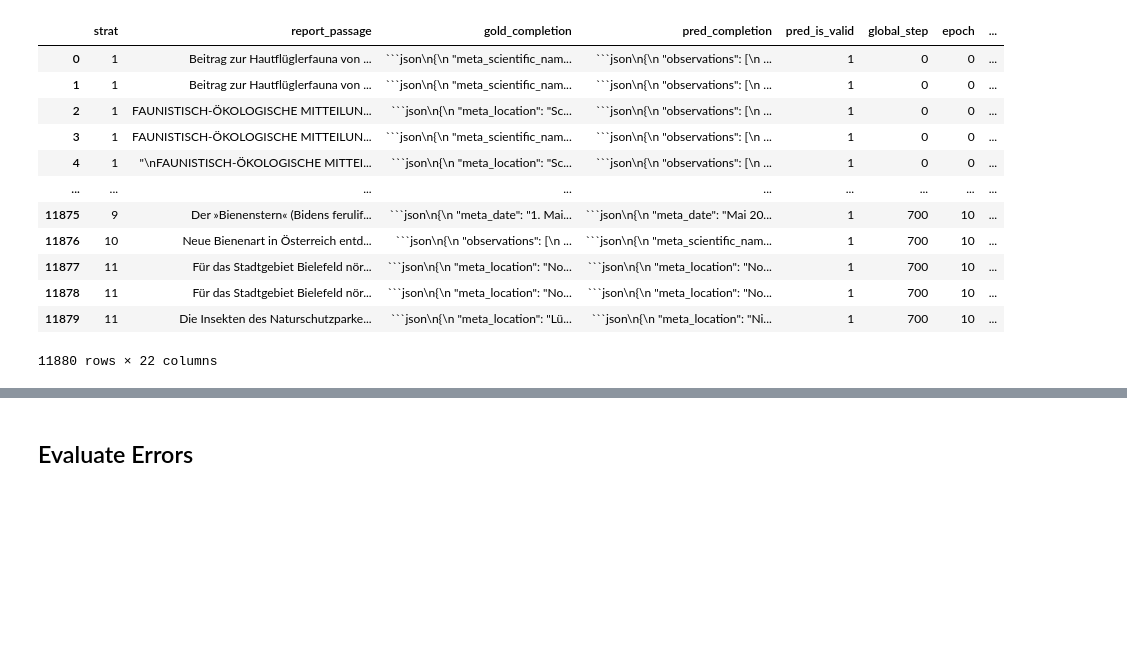
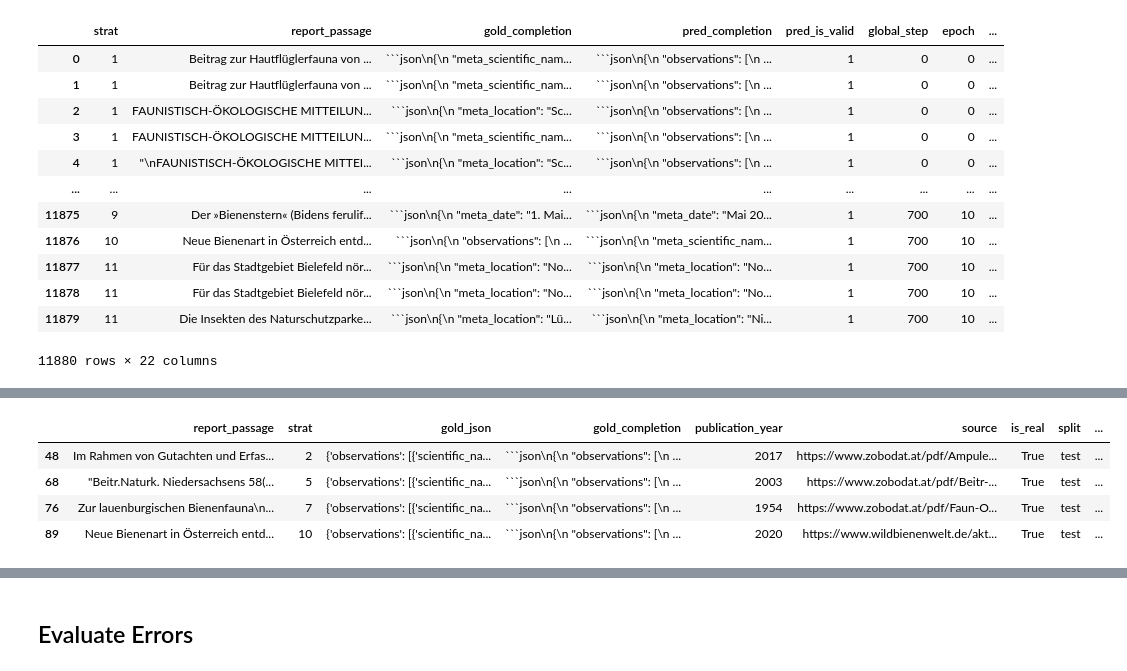
Before and after one commit to fee1ix/beesup_extraction_lab, a Jupyter notebook: setup_notebook.ipynb, the cells around one changed output, grey strips where cells are left out. Cells and saved outputs as stored; diff of their text form; code cells hidden in the pictures; blank space fills up the shorter version.

````diff
--- a/setup_notebook.ipynb
+++ b/setup_notebook.ipynb
@@ -1747,6 +1703,14 @@ test_df
 | 92 | Für das Stadtgebiet Bielefeld nör... | 11 | {'meta_location': 'Nordrhein-West... | ```json\n{\n "meta_location": "No... | 1996 | https://www.zobodat.at/pdf/Ber-Na... | True | test | ... |
 | 95 | Für das Stadtgebiet Bielefeld nör... | 11 | {'meta_location': 'Nordrhein-West... | ```json\n{\n "meta_location": "No... | 1996 | https://www.zobodat.at/pdf/Ber-Na... | True | test | ... |
 | 97 | Die Insekten des Naturschutzparke... | 11 | {'meta_location': 'Lüneburger Hei... | ```json\n{\n "meta_location": "Lü... | 1939 | https://www.zobodat.at/pdf/Abh-na... | True | test | ... |
+# %%
+test_df[test_df.n_obs==1]
+# %% [output]
+|  | report_passage | strat | gold_json | gold_completion | publication_year | source | is_real | split | ... |
+| 48 | Im Rahmen von Gutachten und Erfas... | 2 | {'observations': [{'scientific_na... | ```json\n{\n "observations": [\n ... | 2017 | https://www.zobodat.at/pdf/Ampule... | True | test | ... |
+| 68 | "Beitr.Naturk. Niedersachsens 58(... | 5 | {'observations': [{'scientific_na... | ```json\n{\n "observations": [\n ... | 2003 | https://www.zobodat.at/pdf/Beitr-... | True | test | ... |
+| 76 | Zur lauenburgischen Bienenfauna\n... | 7 | {'observations': [{'scientific_na... | ```json\n{\n "observations": [\n ... | 1954 | https://www.zobodat.at/pdf/Faun-O... | True | test | ... |
+| 89 | Neue Bienenart in Österreich entd... | 10 | {'observations': [{'scientific_na... | ```json\n{\n "observations": [\n ... | 2020 | https://www.wildbienenwelt.de/akt... | True | test | ... |
 # %%
 import matplotlib.pyplot as plt
 import matplotlib.colors as mcolors
````
Also changed, not shown: parts of 21 cells of this notebook, 3 other files.
